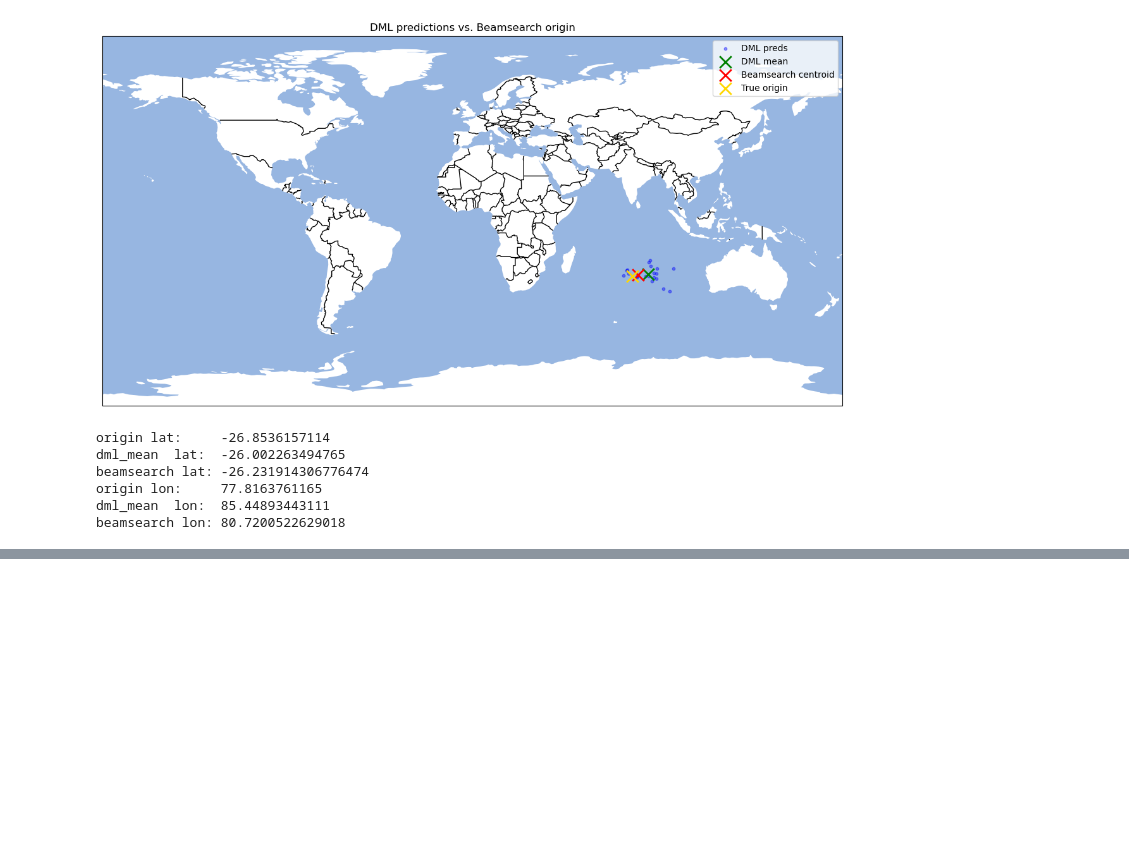
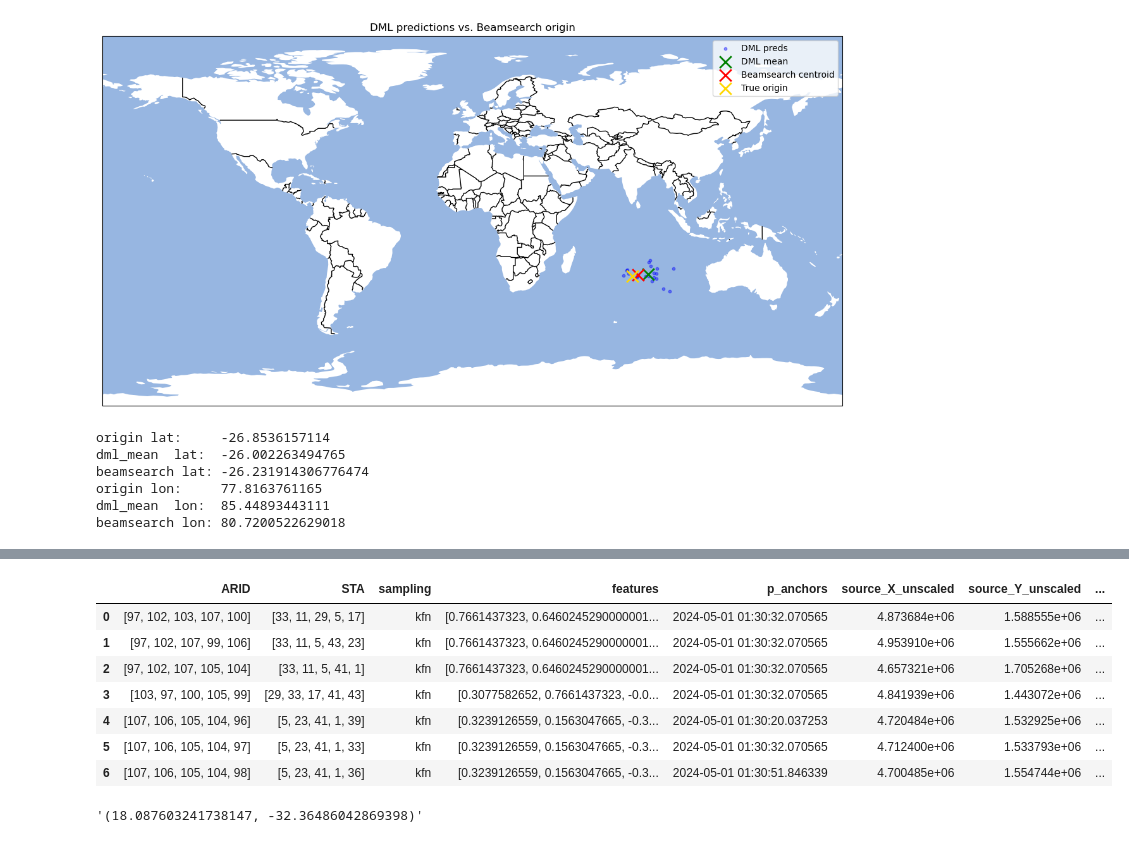
Before and after one commit to JPaceGTC/randl_client, a Jupyter notebook: Client_Example_Use.ipynb, the cells around one changed output, grey strips where cells are left out. Saved outputs shown, nothing was run; the diff lists cells and outputs as text; code cells hidden in the pictures; blank space fills up the shorter version.

```diff
--- a/Client_Example_Use.ipynb
+++ b/Client_Example_Use.ipynb
@@ -170,0 +307,15 @@ beamsearch lon: 80.7200522629018
+# %%
+dml_predictions
+# %% [output]
+|  | ARID | STA | sampling | features | p_anchors | source_X_unscaled | source_Y_unscaled | ... |
+| 0 | [97, 102, 103, 107, 100] | [33, 11, 29, 5, 17] | kfn | [0.7661437323, 0.6460245290000001... | 2024-05-01 01:30:32.070565 | 4.873684e+06 | 1.588555e+06 | ... |
+| 1 | [97, 102, 107, 99, 106] | [33, 11, 5, 43, 23] | kfn | [0.7661437323, 0.6460245290000001... | 2024-05-01 01:30:32.070565 | 4.953910e+06 | 1.555662e+06 | ... |
+| 2 | [97, 102, 107, 105, 104] | [33, 11, 5, 41, 1] | kfn | [0.7661437323, 0.6460245290000001... | 2024-05-01 01:30:32.070565 | 4.657321e+06 | 1.705268e+06 | ... |
+| 3 | [103, 97, 100, 105, 99] | [29, 33, 17, 41, 43] | kfn | [0.3077582652, 0.7661437323, -0.0... | 2024-05-01 01:30:32.070565 | 4.841939e+06 | 1.443072e+06 | ... |
+| 4 | [107, 106, 105, 104, 96] | [5, 23, 41, 1, 39] | kfn | [0.3239126559, 0.1563047665, -0.3... | 2024-05-01 01:30:20.037253 | 4.720484e+06 | 1.532925e+06 | ... |
+| 5 | [107, 106, 105, 104, 97] | [5, 23, 41, 1, 33] | kfn | [0.3239126559, 0.1563047665, -0.3... | 2024-05-01 01:30:32.070565 | 4.712400e+06 | 1.533793e+06 | ... |
+| 6 | [107, 106, 105, 104, 98] | [5, 23, 41, 1, 36] | kfn | [0.3239126559, 0.1563047665, -0.3... | 2024-05-01 01:30:51.846339 | 4.700485e+06 | 1.554744e+06 | ... |
+# %%
+centroid
+# %% [output]
+'(18.087603241738147, -32.36486042869398)'
```
Also changed, not shown: parts of 8 cells of this notebook.
